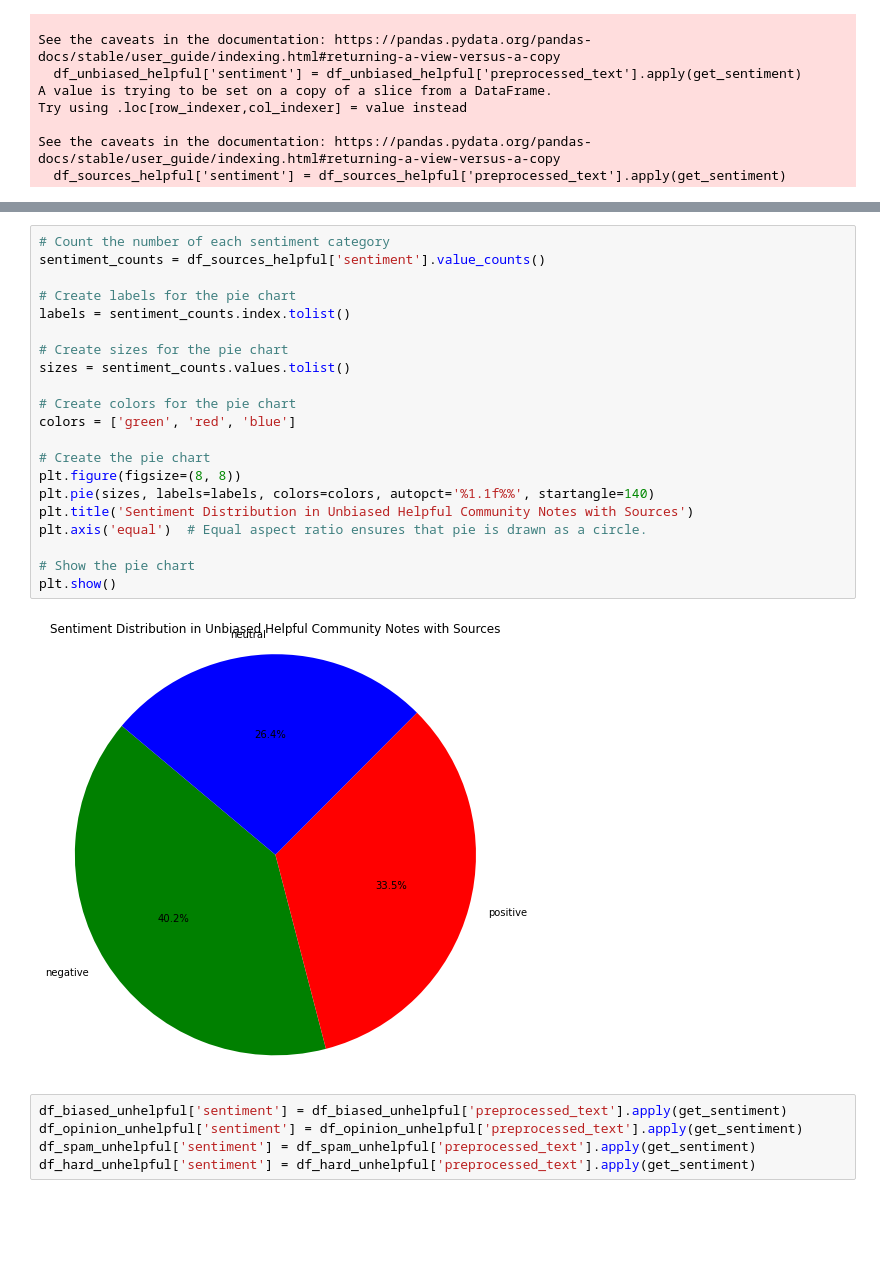
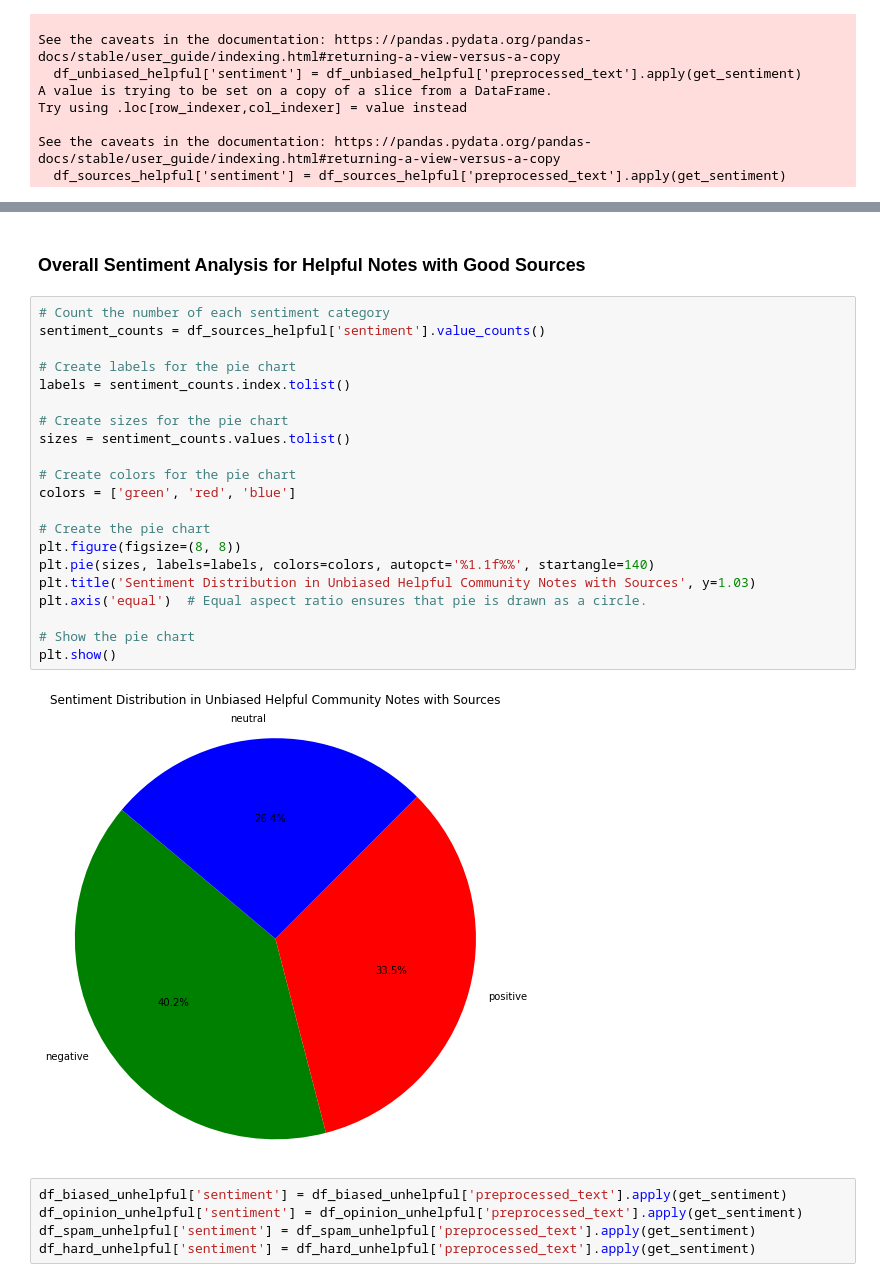
Before and after one commit to daphnehe/info498, a Jupyter notebook: Sentiment Analysis.ipynb, the cells around one changed output, grey strips where cells are left out. Cells and saved outputs as stored; diff of their text form; blank space fills up the shorter version.

```diff
--- a/Sentiment Analysis.ipynb
+++ b/Sentiment Analysis.ipynb
@@ -287,26 +327,28 @@ plt.show()
+# %% [markdown]
+### Overall Sentiment Analysis for Helpful Notes with Good Sources
 # %%
 # Count the number of each sentiment category
 sentiment_counts = df_sources_helpful['sentiment'].value_counts()
 
 # Create labels for the pie chart
 labels = sentiment_counts.index.tolist()
 
 # Create sizes for the pie chart
 sizes = sentiment_counts.values.tolist()
 
 # Create colors for the pie chart
 colors = ['green', 'red', 'blue']
 
 # Create the pie chart
 plt.figure(figsize=(8, 8))
 plt.pie(sizes, labels=labels, colors=colors, autopct='%1.1f%%', startangle=140)
-plt.title('Sentiment Distribution in Unbiased Helpful Community Notes with Sources')
+plt.title('Sentiment Distribution in Unbiased Helpful Community Notes with Sources', y=1.03)
 plt.axis('equal')  # Equal aspect ratio ensures that pie is drawn as a circle.
 
 # Show the pie chart
 plt.show()
 # %% [output]
-[figure, old version]
+[figure, new version]
 # %%
 df_biased_unhelpful['sentiment'] = df_biased_unhelpful['preprocessed_text'].apply(get_sentiment)
 df_opinion_unhelpful['sentiment'] = df_opinion_unhelpful['preprocessed_text'].apply(get_sentiment)
```
Also changed, not shown: parts of 17 cells of this notebook, 1 other file.
